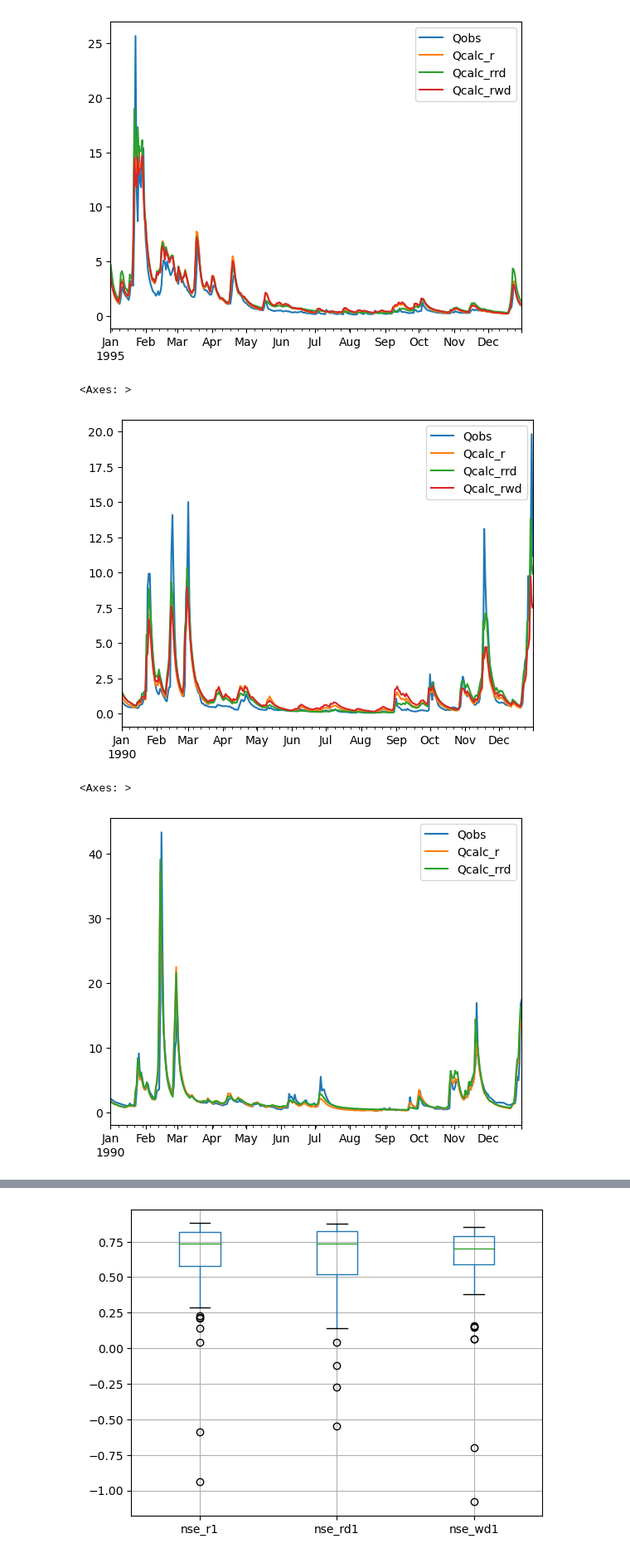
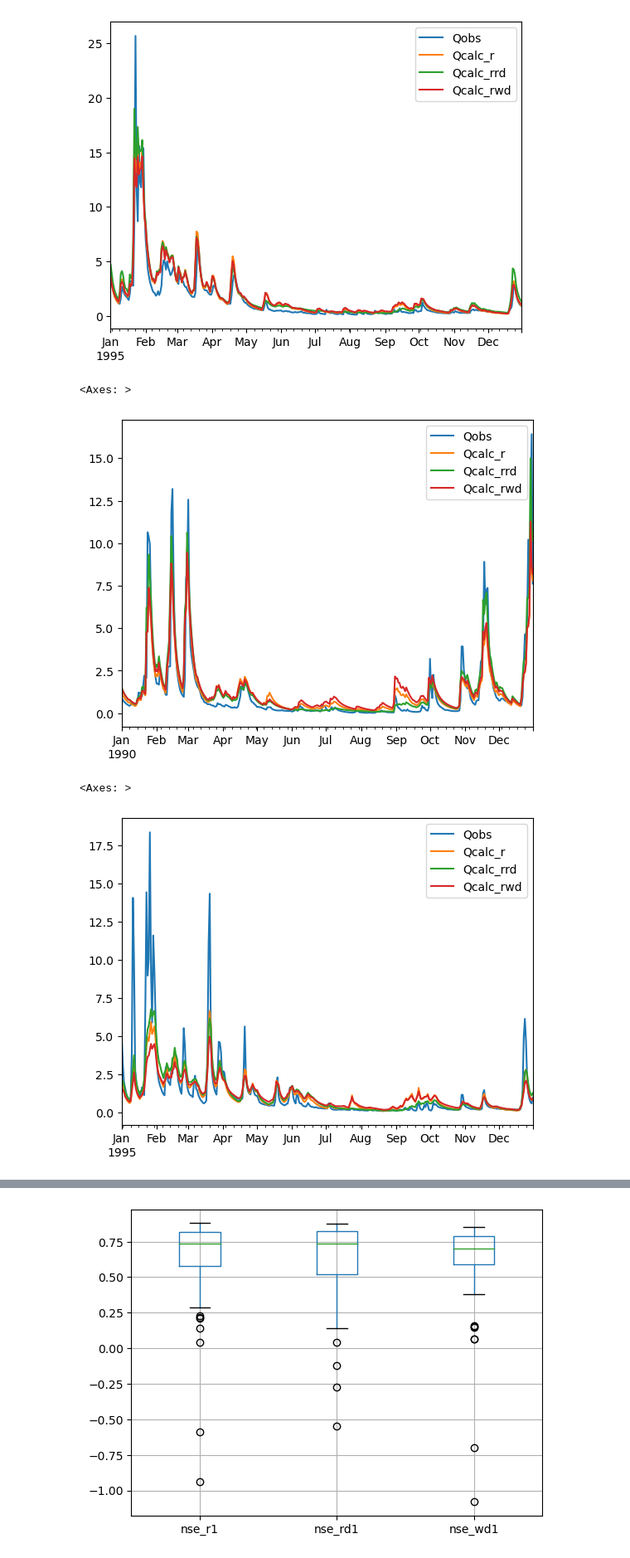
Before and after one commit to thiagovmdon/estreams_superflexpy, a Jupyter notebook: code/03_modelling_distributed_Moselle_SUMAX_WD.ipynb, the cells around one changed output, grey strips where cells are left out. Shown at 83% size. Drawn from its saved outputs; the diff is of its cells as text; code cells hidden in the pictures.

```diff
--- a/code/03_modelling_distributed_Moselle_SUMAX_WD.ipynb
+++ b/code/03_modelling_distributed_Moselle_SUMAX_WD.ipynb
@@ -2409,7 +2463,7 @@ rootdepth_mean = np.load(path_inputs+'\\rootdepth_mean.npy', allow_pickle=True).
 waterdeficit_mean= np.load(path_inputs+'\\waterdeficit_mean.npy', allow_pickle=True).item()
 
 
-#output_regional_wd_val = run_model_superflexpy_wd(catchments_ids = catchments_ids, best_params_dict_model = best_params_dict_model_r_WD_1, perm_areas = perm_areas, waterdeficit_mean = waterdeficit_mean)
-#output_regional_rd_val = run_model_superflexpy_wd_rd(catchments_ids = catchments_ids, best_params_dict_model = best_params_dict_model_r_RD_1, perm_areas = perm_areas, waterdeficit_mean = rootdepth_mean)
-#output_regional_val = run_model_superflexpy(catchments_ids = catchments_ids, best_params_dict_model = best_params_dict_model_r_1, perm_areas = perm_areas)
+output_regional_wd_val = run_model_superflexpy_wd(catchments_ids = catchments_ids, best_params_dict_model = best_params_dict_model_r_WD_1, perm_areas = perm_areas, waterdeficit_mean = waterdeficit_mean)
+output_regional_rd_val = run_model_superflexpy_wd_rd(catchments_ids = catchments_ids, best_params_dict_model = best_params_dict_model_r_RD_1, perm_areas = perm_areas, waterdeficit_mean = rootdepth_mean)
+output_regional_val = run_model_superflexpy(catchments_ids = catchments_ids, best_params_dict_model = best_params_dict_model_r_1, perm_areas = perm_areas)
 #output_global_rd_val = run_model_superflexpy_wd_rd(catchments_ids = catchments_ids, best_params_dict_model = best_params_dict_model_g_RD_1, perm_areas = perm_areasglobal, waterdeficit_mean = rootdepth_mean)
@@ -2644,32 +2707,32 @@ Qtimeseries.loc["1995"].plot()
 # %%
 Qtimeseries = pd.DataFrame(index = pd.date_range('01-01-1988','12-31-2000', freq='D'))
 
-gauge_id="DERP2021"
+gauge_id="DERP2006"
 
 Qtimeseries["Qobs"] = observations[gauge_id]
-Qtimeseries["Qcalc_r"] = output_regional[gauge_id][0]
-Qtimeseries["Qcalc_rrd"] = output_regional_rd[gauge_id][0]
-Qtimeseries["Qcalc_rwd"] = output_regional_wd[gauge_id][0]
+Qtimeseries["Qcalc_r"] = output_regional_val[gauge_id][0]
+Qtimeseries["Qcalc_rrd"] = output_regional_rd_val[gauge_id][0]
+Qtimeseries["Qcalc_rwd"] = output_regional_wd_val[gauge_id][0]
 
 1 - obj_fun_nsee(observations = Qtimeseries.iloc[365:, 0].values, simulation = Qtimeseries.iloc[365:, 1].values, expo = 0.5)
 
 Qtimeseries.loc["1990"].plot()
 # %% [output]
 <Axes: >
-[figure, old version]
+[figure, new version]
 # %%
 Qtimeseries = pd.DataFrame(index = pd.date_range('01-01-1988','12-31-2000', freq='D'))
 
-gauge_id="FR003237"
+gauge_id="FR003246"
 
 Qtimeseries["Qobs"] = observations[gauge_id]
-Qtimeseries["Qcalc_r"] = output_regional[gauge_id][0]
-Qtimeseries["Qcalc_rrd"] = output_regional_rd[gauge_id][0]
-#Qtimeseries["Qcalc_rwd"] = output_regional_wd[gauge_id][0]
+Qtimeseries["Qcalc_r"] = output_regional_val[gauge_id][0]
+Qtimeseries["Qcalc_rrd"] = output_regional_rd_val[gauge_id][0]
+Qtimeseries["Qcalc_rwd"] = output_regional_wd_val[gauge_id][0]
 
 1 - obj_fun_nsee(observations = Qtimeseries.iloc[365:, 0].values, simulation = Qtimeseries.iloc[365:, 1].values, expo = 0.5)
 
-Qtimeseries.loc["1990"].plot()
+Qtimeseries.loc["1995"].plot()
 # %% [output]
 <Axes: >
-[figure, old version]
+[figure, new version]
```
Also changed, not shown: parts of 15 cells of this notebook, 1 other file.
